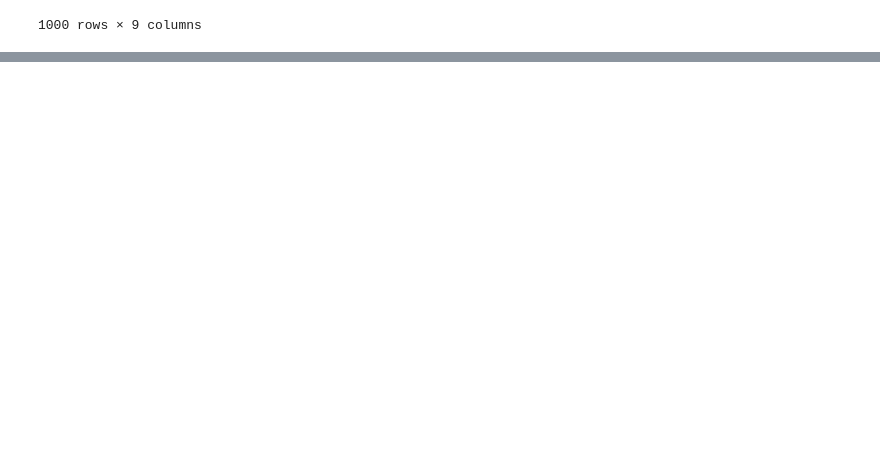
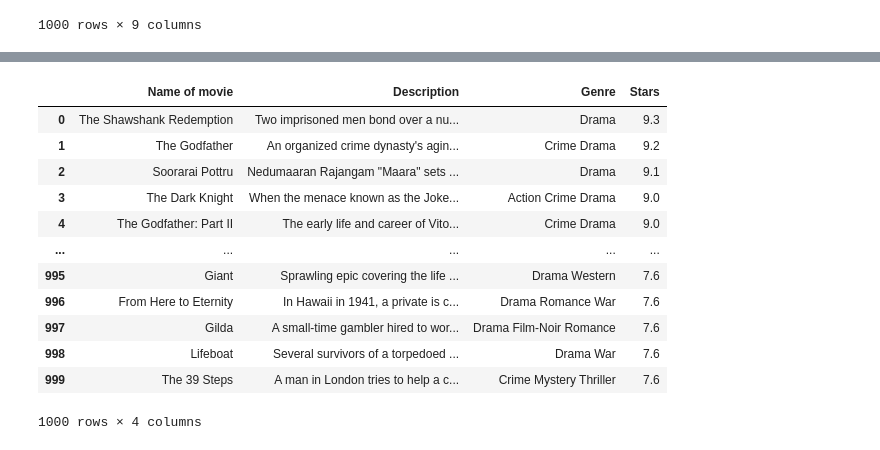
Before and after one commit to Aytijha/Caramel_Popcorn, a Jupyter notebook: EDA.ipynb, the cells around one changed output, grey strips where cells are left out. Saved outputs shown, nothing was run; the diff lists cells and outputs as text; code cells hidden in the pictures; blank space fills up the shorter version.

```diff
--- a/EDA.ipynb
+++ b/EDA.ipynb
@@ -93,0 +166,17 @@ movie_df
+# %%
+nlp_stars_df = movie_df[['Name of movie', 'Description', 'Genre', 'Stars']]
+nlp_stars_df
+# %% [output]
+|  | Name of movie | Description | Genre | Stars |
+| 0 | The Shawshank Redemption | Two imprisoned men bond over a nu... | Drama | 9.3 |
+| 1 | The Godfather | An organized crime dynasty's agin... | Crime Drama | 9.2 |
+| 2 | Soorarai Pottru | Nedumaaran Rajangam "Maara" sets ... | Drama | 9.1 |
+| 3 | The Dark Knight | When the menace known as the Joke... | Action Crime Drama | 9.0 |
+| 4 | The Godfather: Part II | The early life and career of Vito... | Crime Drama | 9.0 |
+| ... | ... | ... | ... | ... |
+| 995 | Giant | Sprawling epic covering the life ... | Drama Western | 7.6 |
+| 996 | From Here to Eternity | In Hawaii in 1941, a private is c... | Drama Romance War | 7.6 |
+| 997 | Gilda | A small-time gambler hired to wor... | Drama Film-Noir Romance | 7.6 |
+| 998 | Lifeboat | Several survivors of a torpedoed ... | Drama War | 7.6 |
+| 999 | The 39 Steps | A man in London tries to help a c... | Crime Mystery Thriller | 7.6 |
+1000 rows × 4 columns
```
Also changed, not shown: parts of 14 cells of this notebook.
